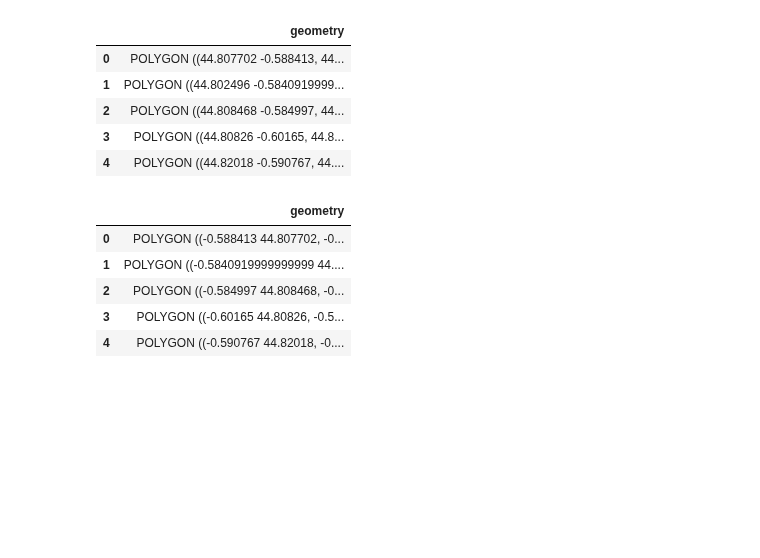
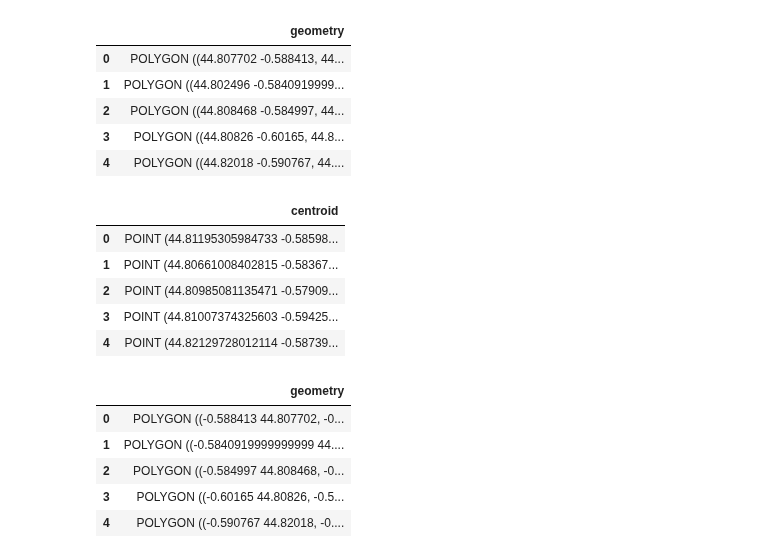
Before and after one commit to du-phan/Electoral-Analysis, a Jupyter notebook: Geospatial analysis/overlap_zone.ipynb, the cells around one changed output. Cells and saved outputs as stored; diff of their text form; code cells hidden in the pictures; blank space fills up the shorter version.

```diff
--- a/Geospatial analysis/overlap_zone.ipynb
+++ b/Geospatial analysis/overlap_zone.ipynb
@@ -145,6 +142,17 @@ bureau_vote.head()
 | 2 | POLYGON ((44.808468 -0.584997, 44... |
 | 3 | POLYGON ((44.80826 -0.60165, 44.8... |
 | 4 | POLYGON ((44.82018 -0.590767, 44.... |
+# %%
+bdv_centroid = pd.DataFrame()
+bdv_centroid['centroid'] = bureau_vote.geometry.centroid
+bdv_centroid.head()
+# %% [output]
+|  | centroid |
+| 0 | POINT (44.81195305984733 -0.58598... |
+| 1 | POINT (44.80661008402815 -0.58367... |
+| 2 | POINT (44.80985081135471 -0.57909... |
+| 3 | POINT (44.81007374325603 -0.59425... |
+| 4 | POINT (44.82129728012114 -0.58739... |
 # %%
 reversed_bureau_vote.head()
 # %% [output]
```
Also changed, not shown: parts of 17 cells of this notebook.
